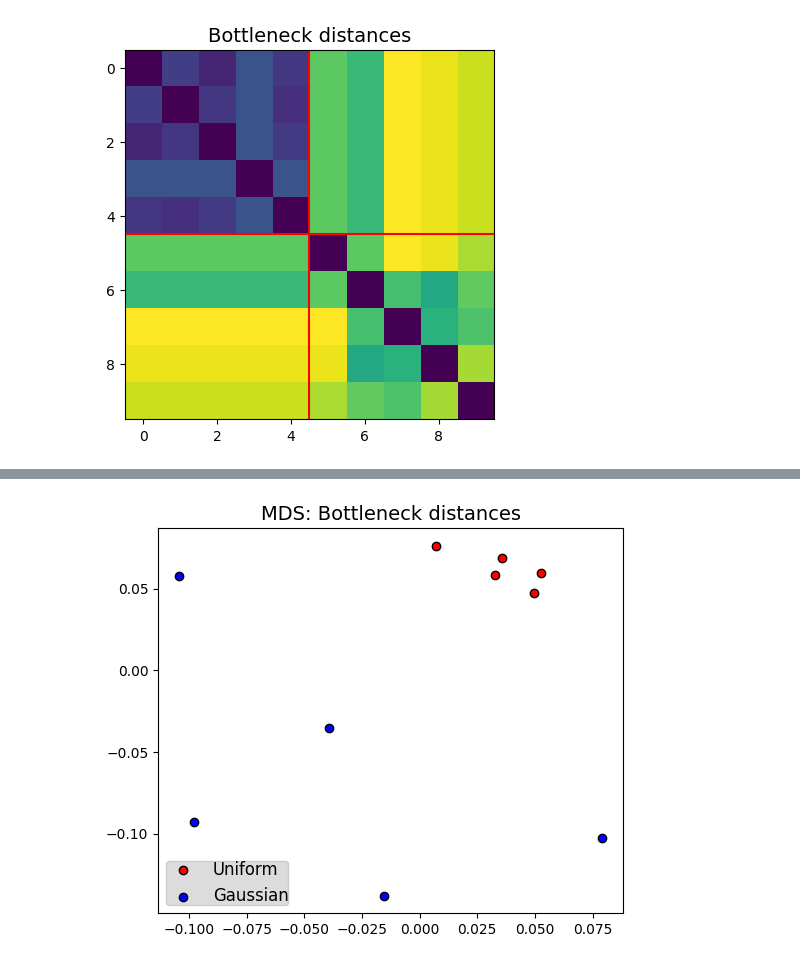
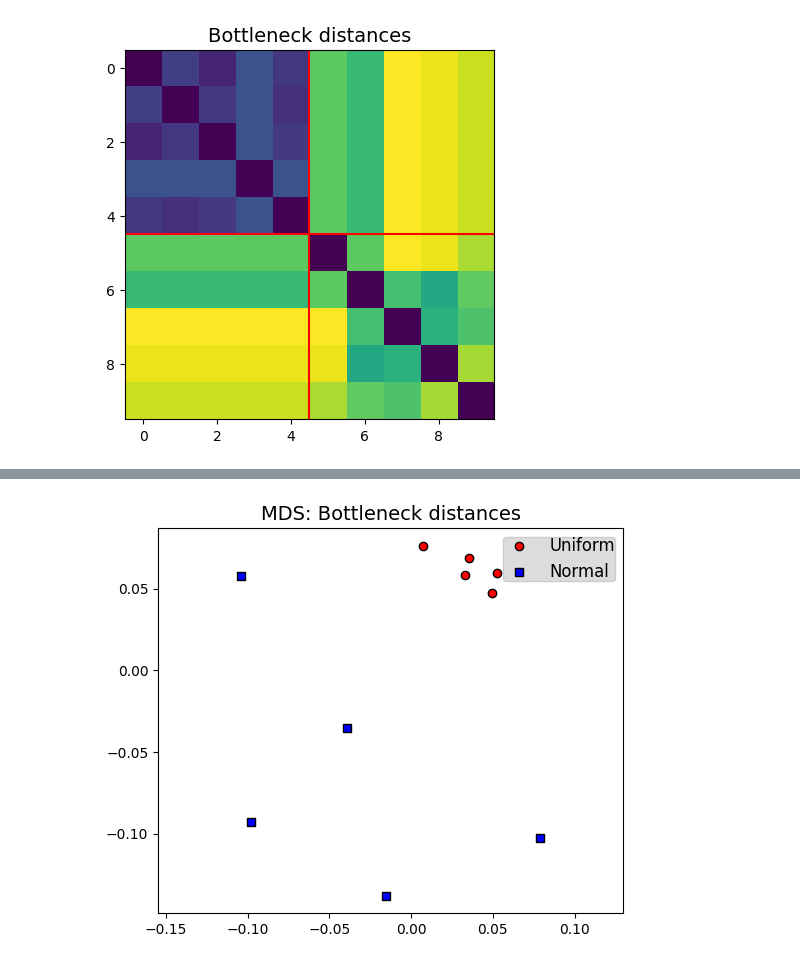
Before and after one commit to ejamezquita/pavement_tda, a Jupyter notebook: jupyter/03_tda_general_pipeline.ipynb, the cells around one changed output, grey strips where cells are left out. Cells and saved outputs as stored; diff of their text form; code cells hidden in the pictures.

```diff
--- a/jupyter/03_tda_general_pipeline.ipynb
+++ b/jupyter/03_tda_general_pipeline.ipynb
@@ -12,4 +46,6 @@ from sklearn import manifold
 fs = 14
 colors = ['coral','dodgerblue']
 markers =  ['s', 'D']
+rng = np.random.default_rng(42)
 legend_kw = dict(facecolor='gainsboro', framealpha=1, borderpad=0)
+mds_kw = dict(n_components=2, max_iter=3000,  eps=1e-9, n_init=1, random_state=42, dissimilarity="precomputed", n_jobs=1)
@@ -59,7 +135,9 @@ hdim = 1
 bns = np.zeros((len(dgms), len(dgms)))
 for i in range(len(dgms)-1):
     for j in range(i+1, len(dgms)):
-        bn = gd.bottleneck_distance(dgms[i][hdim], dgms[j][hdim])
+        bn = persim.bottleneck(dgms[i][hdim], dgms[j][hdim], matching=False)
+        # Alternative way to compute bottleneck distance with gudhi
+        #bn = gd.bottleneck_distance(dgms[i][hdim], dgms[j][hdim])
         bns[i,j] = bn
         bns[j,i] = bn
 plt.imshow(bns);
@@ -83,9 +155,12 @@ X_mds = mds.fit(bns).embedding_
 # %%
+X_mds = manifold.MDS(**mds_kw).fit(bns).embedding_
+
 fig, ax = plt.subplots(1,1,figsize=(6,5))
 ax.scatter(*X_mds[:5].T, fc='r', ec='k', marker='o', label='Uniform')
-ax.scatter(*X_mds[5:].T, fc='b', ec='k', marker='o', label='Gaussian')
+ax.scatter(*X_mds[5:].T, fc='b', ec='k', marker='s', label='Normal')
 ax.legend(fontsize=0.85*fs, **legend_kw)
+ax.set_aspect('equal', 'datalim')
 ax.set_title('MDS: Bottleneck distances', fontsize=fs);
 # %% [output]
-[figure, old version]
+[figure, new version]
 # %% [markdown]
```
Also changed, not shown: parts of 31 cells of this notebook.
